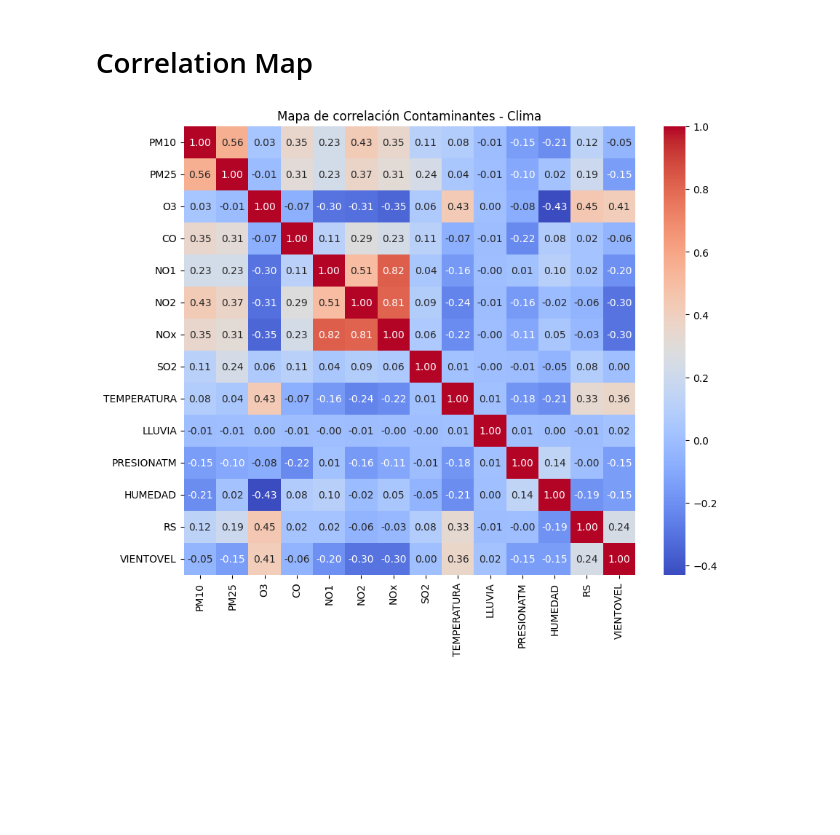
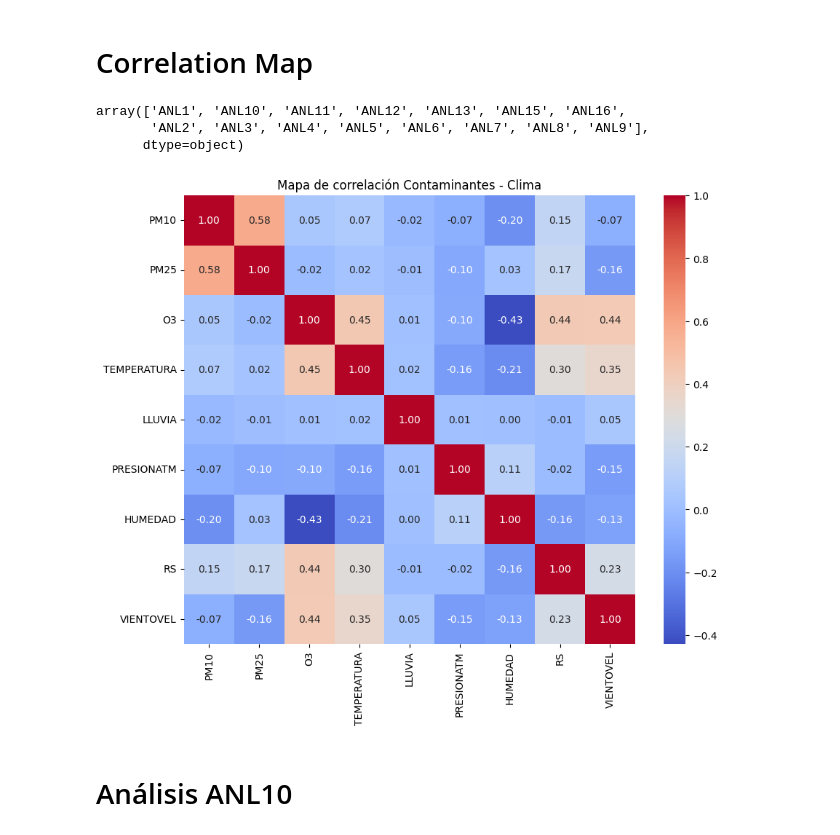
Before and after one commit to SimplySanti/daacc_preficient, a Jupyter notebook: notebooks/WeatherPollutionCorrelation.ipynb, the cells around one changed output. Saved outputs shown, nothing was run; the diff lists cells and outputs as text; code cells hidden in the pictures; blank space fills up the shorter version.

```diff
--- a/notebooks/WeatherPollutionCorrelation.ipynb
+++ b/notebooks/WeatherPollutionCorrelation.ipynb
@@ -635,6 +635,12 @@ df_wide.describe()
 df_wide.to_csv(r"../TimeStepData.csv")
 # %% [markdown]
 # Correlation Map
+# %%
+df_["Sensor_id"].unique()
+# %% [output]
+array(['ANL1', 'ANL10', 'ANL11', 'ANL12', 'ANL13', 'ANL15', 'ANL16',
+       'ANL2', 'ANL3', 'ANL4', 'ANL5', 'ANL6', 'ANL7', 'ANL8', 'ANL9'],
+      dtype=object)
 # %%
 import seaborn as sns
 import matplotlib.pyplot as plt
@@ -641,16 +648,21 @@ import matplotlib.pyplot as plt
+# %%
+df_ = pd.read_csv(r"../WeatherData.csv")
+#df_ = df_[~df_["Sensor_id"].isin(["ANL15", "ANL16", "ANL7", "ANL10"])]
 # %%
-desired_columns = ['PM10', 'PM25', 'O3', 'CO', 'NO1', 'NO2', 'NOx',
-       'SO2', 'TEMPERATURA', 'LLUVIA', 'PRESIONATM', 'HUMEDAD',
+desired_columns = ['PM10', 'PM25', 'O3', 'TEMPERATURA', 'LLUVIA', 'PRESIONATM', 'HUMEDAD',
        'RS', 'VIENTOVEL']
 df_subset = df_[desired_columns]
 # %%
 corr_matrix = df_subset.corr()
 # %%
-plt.figure(figsize=(10, 8))  # Adjust the figure size as needed
+plt.figure(figsize=(10, 8), facecolor='none')  # Adjust the figure size as needed
 sns.heatmap(corr_matrix, annot=True, cmap='coolwarm', fmt=".2f")
 plt.title("Mapa de correlación Contaminantes - Clima")
+plt.gca().patch.set_alpha(0)  # Make the axis background transparent
 plt.show()
 # %% [output]
-[figure, old version]
+[figure, new version]
 # %%
 #df_.to_csv(r"../WeatherData.csv", index=False)
+# %% [markdown]
+# Análisis ANL10
```
Also changed, not shown: parts of 9 cells of this notebook, 5 other files.
